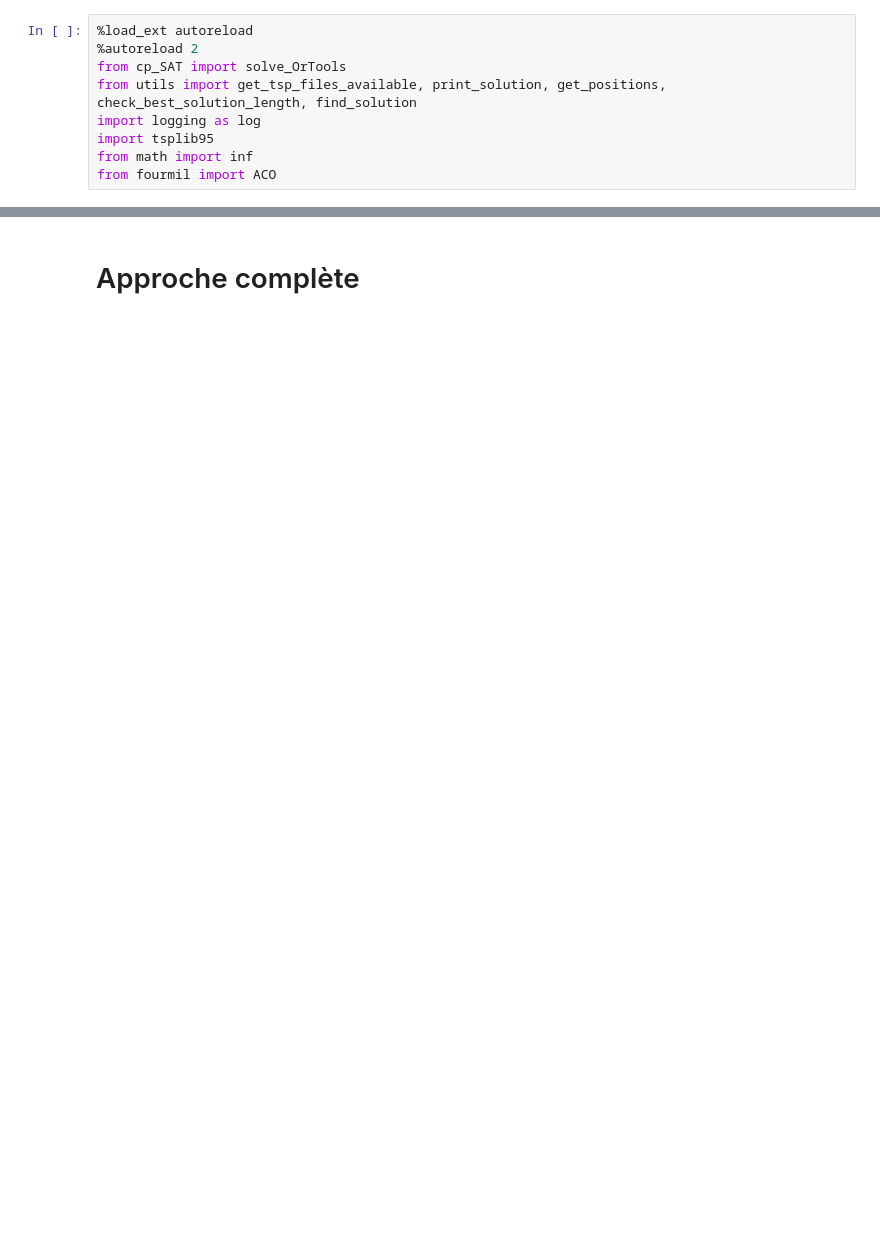
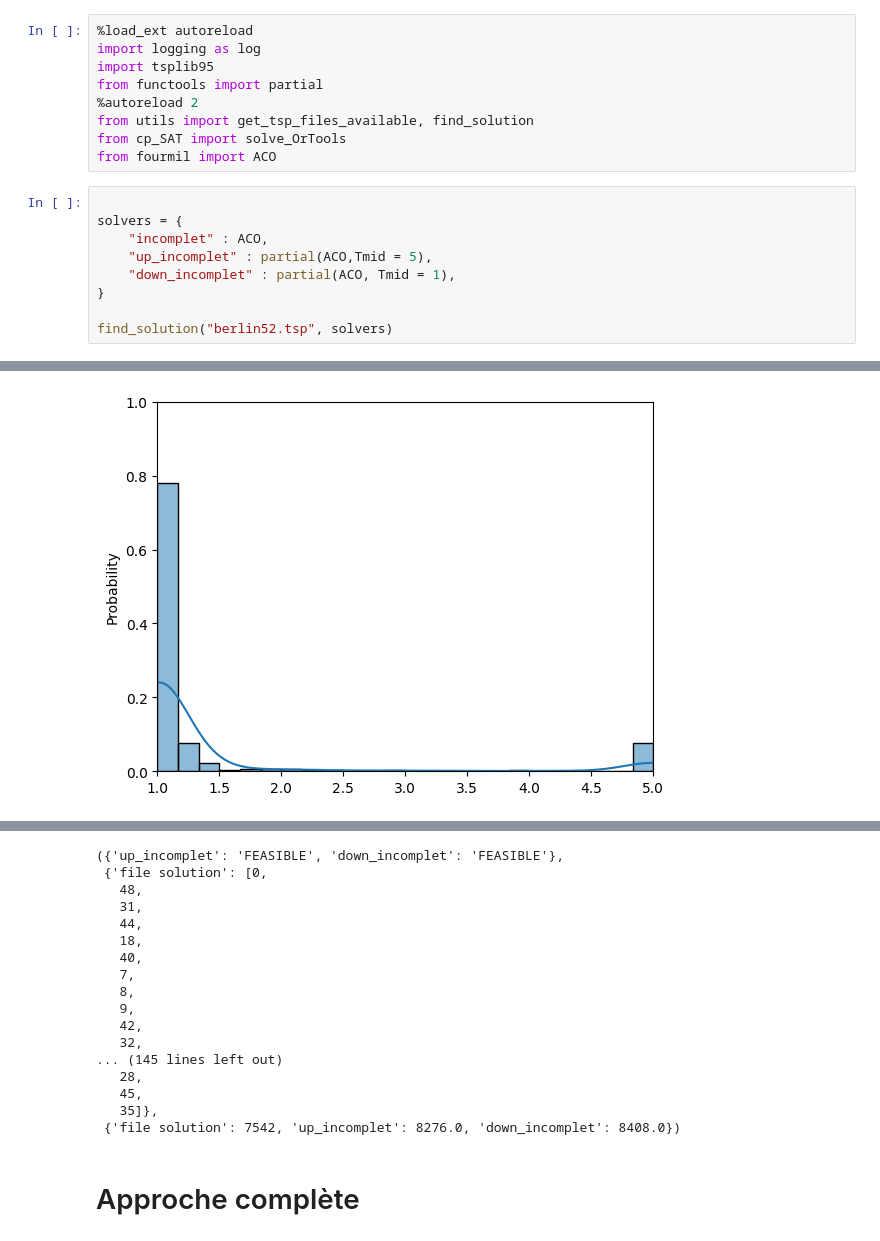
Before and after one commit to ajreckof/GCC, a Jupyter notebook: projet.ipynb, the cells around one changed output, grey strips where cells are left out. Saved outputs shown, nothing was run; the diff lists cells and outputs as text; blank space fills up the shorter version.

```diff
--- a/projet.ipynb
+++ b/projet.ipynb
@@ -1,9 +1,19 @@
 # %%
 %load_ext autoreload
-%autoreload 2
-from cp_SAT import solve_OrTools
-from utils import get_tsp_files_available, print_solution, get_positions, check_best_solution_length, find_solution
 import logging as log
 import tsplib95
-from math import inf
+from functools import partial
+%autoreload 2
+from utils import get_tsp_files_available, find_solution
+from cp_SAT import solve_OrTools
 from fourmil import ACO
+# %%
+
+solvers = {
+    "incomplet" : ACO,
+    "up_incomplet" : partial(ACO,Tmid = 5),
+    "down_incomplet" : partial(ACO, Tmid = 1),
+}
+
+find_solution("berlin52.tsp", solvers)
+# %% [output]
@@ -9,0 +22 @@ from fourmil import ACO
+[figure, added]
@@ -10,3 +27,20 @@ from fourmil import ACO
+({'up_incomplet': 'FEASIBLE', 'down_incomplet': 'FEASIBLE'},
+ {'file solution': [0,
+   48,
+   31,
+   44,
+   18,
+   40,
+   7,
+   8,
+   9,
+   42,
+   32,
+... (145 lines left out)
+   28,
+   45,
+   35]},
+ {'file solution': 7542, 'up_incomplet': 8276.0, 'down_incomplet': 8408.0})
 # %% [markdown]
 # Approche complète
 # %%
```
Also changed, not shown: parts of 9 cells of this notebook, 4 other files.
